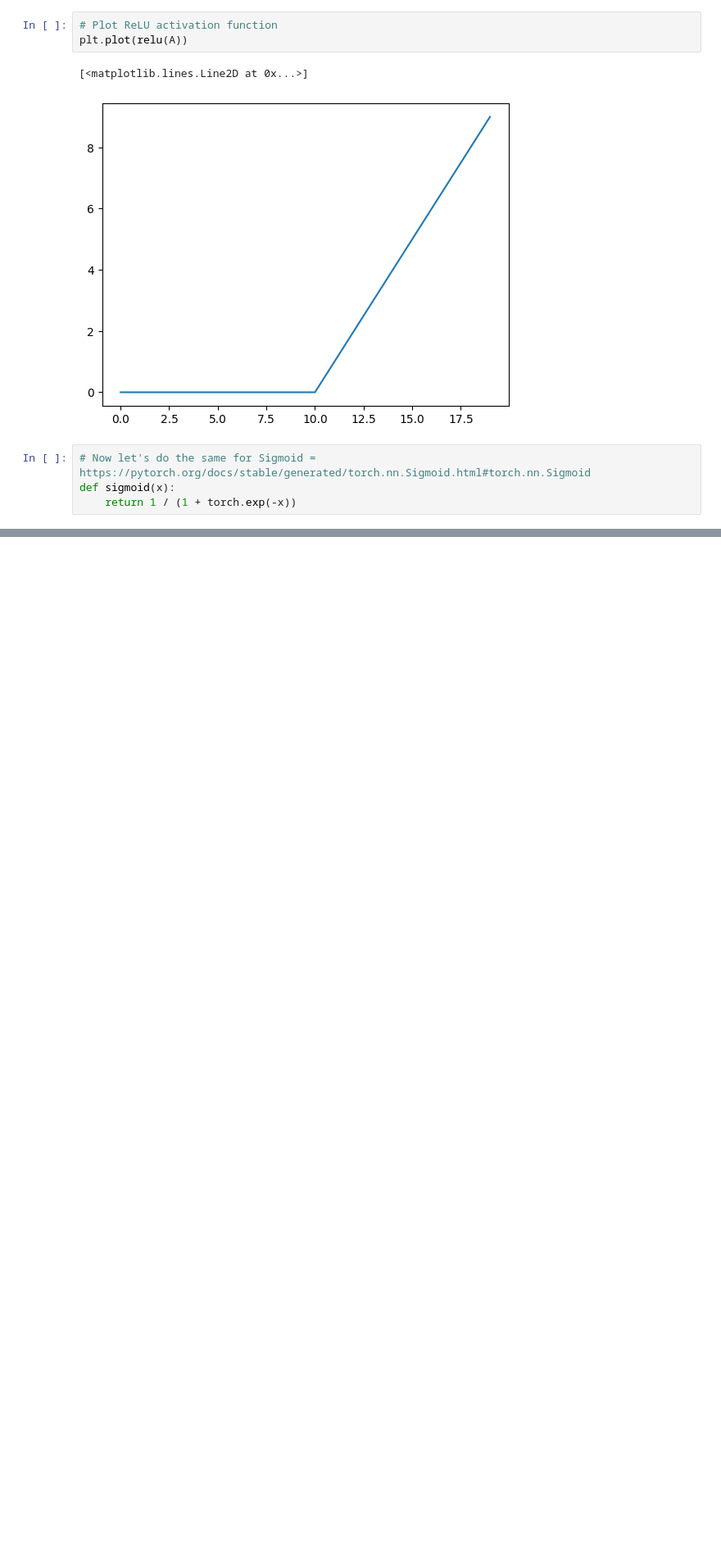
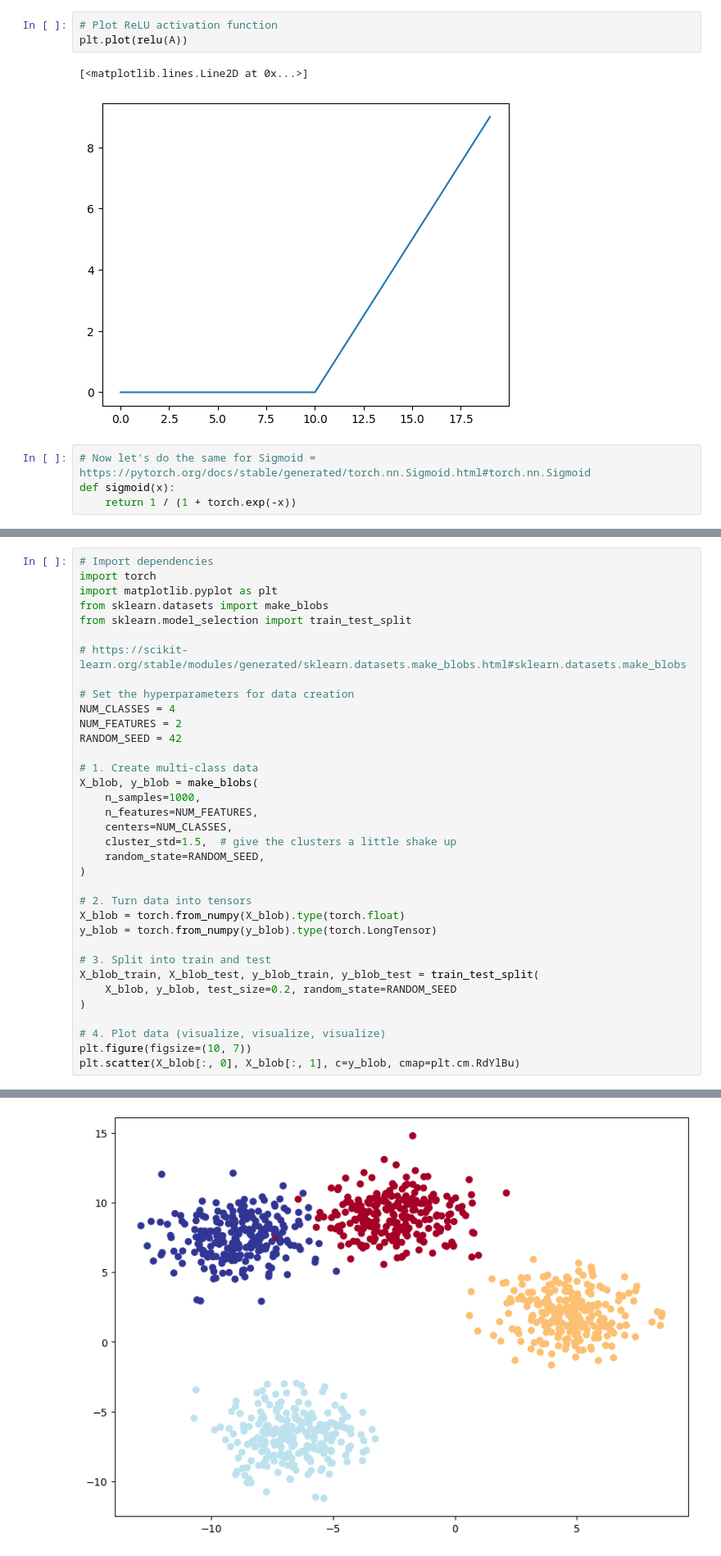
Before and after one commit to lyamlim97/pytorch-course, a Jupyter notebook: 02_pytorch_classification.ipynb, the cells around one changed output, grey strips where cells are left out. Shown at 82% size. Drawn from its saved outputs; the diff is of its cells as text; blank space fills up the shorter version.

Commit message:
build a multiclass dataset

```diff
--- a/02_pytorch_classification.ipynb
+++ b/02_pytorch_classification.ipynb
@@ -975,0 +985,36 @@ plt.plot(sigmoid(A))
+# %%
+# Import dependencies
+import torch
+import matplotlib.pyplot as plt
+from sklearn.datasets import make_blobs
+from sklearn.model_selection import train_test_split
+
+# https://scikit-learn.org/stable/modules/generated/sklearn.datasets.make_blobs.html#sklearn.datasets.make_blobs
+
+# Set the hyperparameters for data creation
+NUM_CLASSES = 4
+NUM_FEATURES = 2
+RANDOM_SEED = 42
+
+# 1. Create multi-class data
+X_blob, y_blob = make_blobs(
+    n_samples=1000,
+    n_features=NUM_FEATURES,
+    centers=NUM_CLASSES,
+    cluster_std=1.5,  # give the clusters a little shake up
+    random_state=RANDOM_SEED,
+)
+
+# 2. Turn data into tensors
+X_blob = torch.from_numpy(X_blob).type(torch.float)
+y_blob = torch.from_numpy(y_blob).type(torch.LongTensor)
+
+# 3. Split into train and test
+X_blob_train, X_blob_test, y_blob_train, y_blob_test = train_test_split(
+    X_blob, y_blob, test_size=0.2, random_state=RANDOM_SEED
+)
+
+# 4. Plot data (visualize, visualize, visualize)
+plt.figure(figsize=(10, 7))
+plt.scatter(X_blob[:, 0], X_blob[:, 1], c=y_blob, cmap=plt.cm.RdYlBu)
+# %% [output]
@@ -975,0 +1022 @@ plt.plot(sigmoid(A))
+[figure, added]
```
Also changed, not shown: parts of 12 cells of this notebook.
